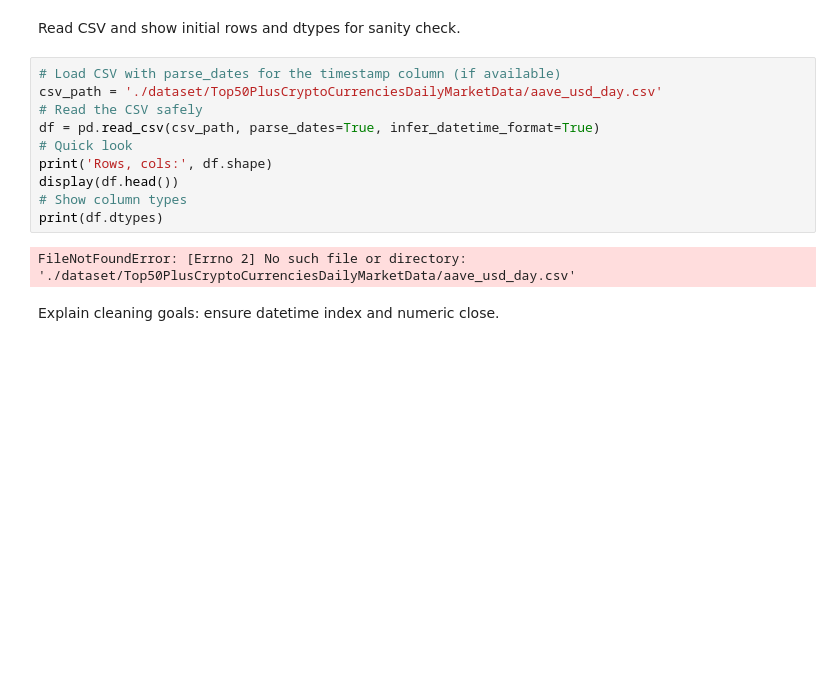
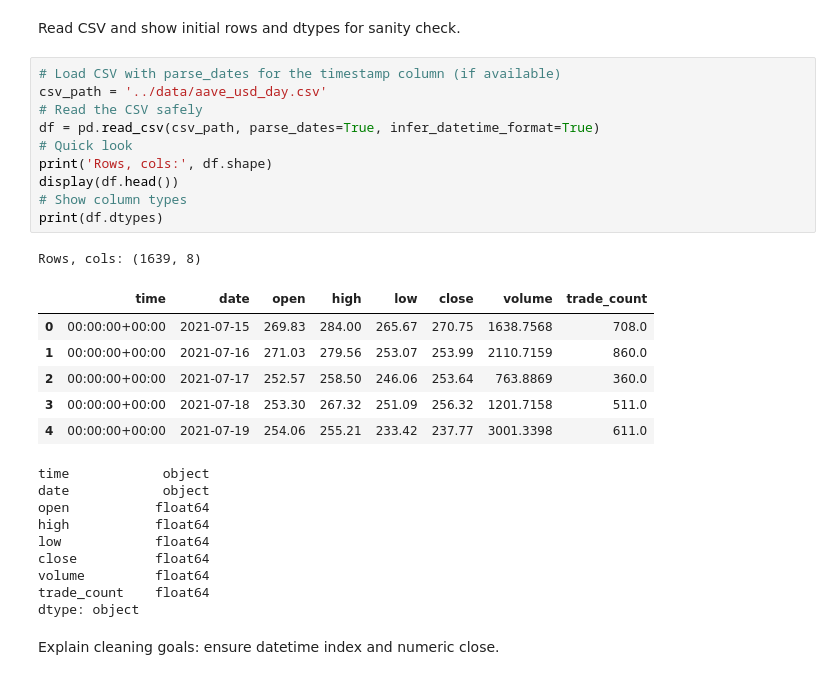
Before and after one commit to abdullahkhan70/crypto-trend-prediction-2026, a Jupyter notebook: notebook/crypto_trend_prediction.ipynb, the cells around one changed output. Cells and saved outputs as stored; diff of their text form; blank space fills up the shorter version.

```diff
--- a/notebook/crypto_trend_prediction.ipynb
+++ b/notebook/crypto_trend_prediction.ipynb
@@ -40,16 +40,31 @@ Dataset path: `./dataset/Top50PlusCryptoCurrenciesDailyMarketData/aave_usd_day.c
 Read CSV and show initial rows and dtypes for sanity check.
 # %%
 # Load CSV with parse_dates for the timestamp column (if available)
-csv_path = './dataset/Top50PlusCryptoCurrenciesDailyMarketData/aave_usd_day.csv'
+csv_path = '../data/aave_usd_day.csv'
 # Read the CSV safely
 df = pd.read_csv(csv_path, parse_dates=True, infer_datetime_format=True)
 # Quick look
 print('Rows, cols:', df.shape)
 display(df.head())
 # Show column types
 print(df.dtypes)
 # %% [output]
-FileNotFoundError: [Errno 2] No such file or directory: './dataset/Top50PlusCryptoCurrenciesDailyMarketData/aave_usd_day.csv'
+Rows, cols: (1639, 8)
+|  | time | date | open | high | low | close | volume | trade_count |
+| 0 | 00:00:00+00:00 | 2021-07-15 | 269.83 | 284.00 | 265.67 | 270.75 | 1638.7568 | 708.0 |
+| 1 | 00:00:00+00:00 | 2021-07-16 | 271.03 | 279.56 | 253.07 | 253.99 | 2110.7159 | 860.0 |
+| 2 | 00:00:00+00:00 | 2021-07-17 | 252.57 | 258.50 | 246.06 | 253.64 | 763.8869 | 360.0 |
+| 3 | 00:00:00+00:00 | 2021-07-18 | 253.30 | 267.32 | 251.09 | 256.32 | 1201.7158 | 511.0 |
+| 4 | 00:00:00+00:00 | 2021-07-19 | 254.06 | 255.21 | 233.42 | 237.77 | 3001.3398 | 611.0 |
+time            object
+date            object
+open           float64
+high           float64
+low            float64
+close          float64
+volume         float64
+trade_count    float64
+dtype: object
 # %% [markdown]
 Explain cleaning goals: ensure datetime index and numeric close.
 # %% [markdown]
```
Also changed, not shown: parts of 7 cells of this notebook.
